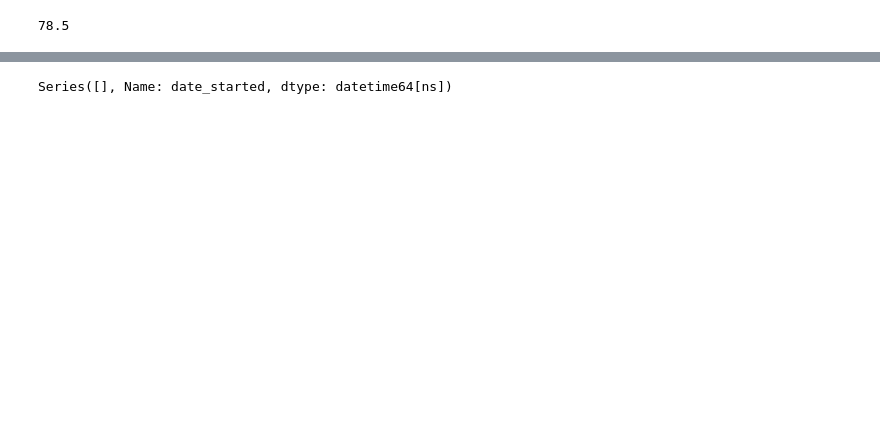
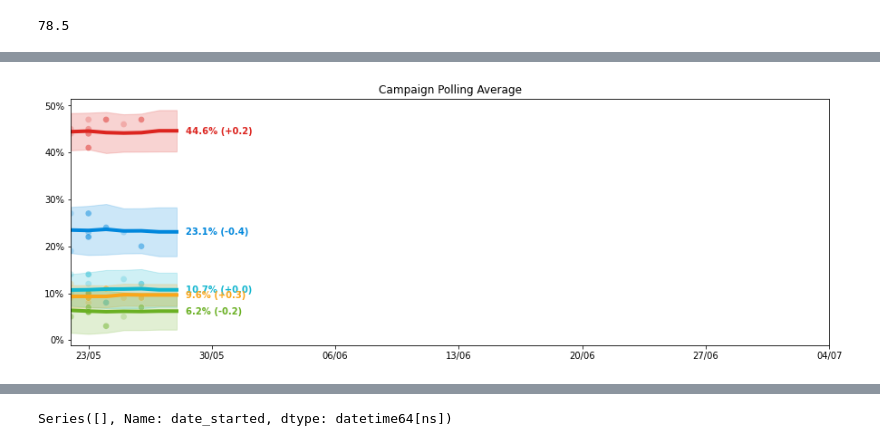
Before and after one commit to AndyLawton/uk_general_election_polls, a Jupyter notebook: main.ipynb, the cells around one changed output, grey strips where cells are left out. Cells and saved outputs as stored; diff of their text form; code cells hidden in the pictures; blank space fills up the shorter version.

```diff
--- a/main.ipynb
+++ b/main.ipynb
@@ -878,0 +877,18 @@ Timestamp('2024-05-26 00:00:00', freq='D')
+# %%
+pollster_dk_type = {
+    'BMG Research': 'squeeze',
+    'Deltapoll': 'rebase',
+    'Ipsos MORI': 'squeeze',
+    'Lord Ashcroft Polls': 'rebase',
+    'More in Common': 'squeeze',
+    'Opinium': 'reweight',
+    'PeoplePolling': 'rebase',
+    'Redfield & Wilton Strategies': 'rebase',
+    'Savanta': 'squeeze',
+    'Survation': 'rebase',
+    'Techne UK': 'rebase',
+    'We Think': 'rebase',
+    'Whitestone Insight': 'squeeze',
+    'YouGov': 'rebase',
+}
+sample_size_reduction_factor = 0.75 # This is due to exclusion of non voters and undecideds
@@ -879,3 +995,5 @@ Timestamp('2024-05-26 00:00:00', freq='D')
+# %%
+averages_per_day['lead'] = averages_per_day[parties_to_include].apply(lambda x: x.max(), axis=1) - averages_per_day[parties_to_include].apply(lambda x: x.map(float)).nlargest(2).min(), axis=1)
 # %%
 current_average
 # %% [output]
@@ -927,0 +1051,60 @@ campaign_polls
+# %%
+fig = plt.figure(figsize=(15, 5))
+fig.set_facecolor('white')
+ax = plt.gca()
+
+averages_per_day_with_data = averages_per_day[averages_per_day.labour > 0]
+
+last_date = averages_per_day_with_data.index.max()
+
+for party in parties_to_include:
+    plt.plot_date(
+        x=averages_per_day.index,
+        y=averages_per_day[party],
+        fmt='-',
+        color=party_colors[party],
+        linewidth=4)
+
+    ax.fill_between(averages_per_day_with_data.index,
+                    averages_per_day_with_data[f'{party}_low'].map(float),
+                    averages_per_day_with_data[f'{party}_high'].map(float),
+
+                    color=party_colors[party], alpha=0.2)
+
+    end_value = averages_per_day.loc[last_date, party]
+    start_value = averages_per_day.iloc[0][party]
+    change = end_value - start_value
+
+    annotation_text = f'{end_value:.1f}% ({change:+.1f})'
+    annotation_x = last_date + timedelta(hours=12)
+    annotation_y = end_value - 1
+    ax.annotate(annotation_text, (annotation_x, annotation_y), textcoords="offset points", xytext=(0, 10),
+                ha='left', fontsize=10, va='top', color=party_colors[party], fontweight='bold')
+
+    plt.scatter(
+        x=campaign_polls[reporting_date],
+        y=campaign_polls[party],
+        color=party_colors[party],
+        alpha=campaign_polls['pollster_weight']/100*0.6,
+        s=50,
+        marker='o',
+        edgecolors='white',
+        linewidths=0.5
+    )
+
+ax.set_yticks(arange(0, 51, 10), minor=False)
+# major_locator = plt.matplotlib.dates.DayLocator(interval=7)
+major_locator = plt.matplotlib.dates.WeekdayLocator(byweekday=plt.matplotlib.dates.TH, interval=1)
+major_fmt = plt.matplotlib.dates.DateFormatter('%d/%m')
+
+ax.xaxis.set_major_locator(major_locator)
+ax.xaxis.set_major_formatter(major_fmt)
+
+ax.yaxis.set_major_formatter(plt.matplotlib.ticker.FuncFormatter(lambda x, p: f'{x/100:.0%}'))
+
+# set xlim
+ax.set_xlim([campaign_start, election_date])
+
+plot_title = 'Campaign Polling Average'
+plt.title(plot_title)
+# %% [output]
@@ -927,0 +1112 @@ campaign_polls
+[figure, added]
```
Also changed, not shown: parts of 87 cells of this notebook, 12 other files.
